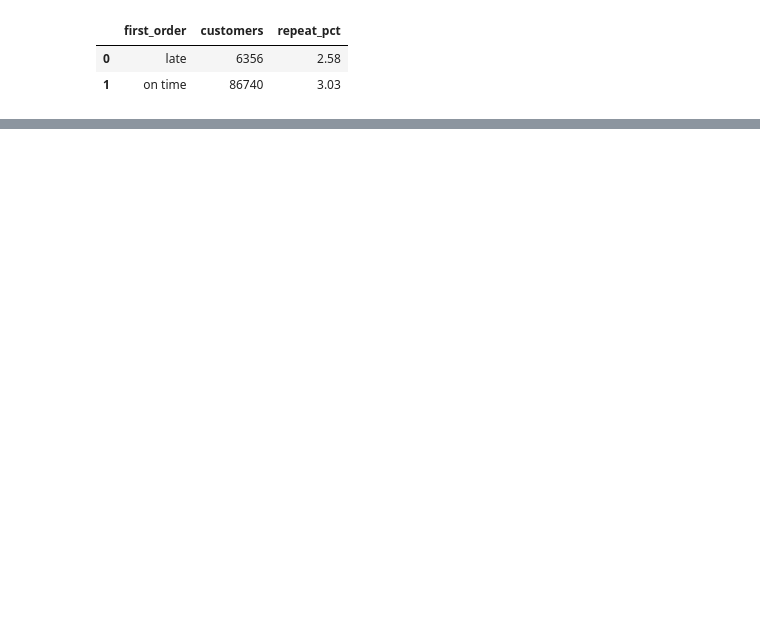
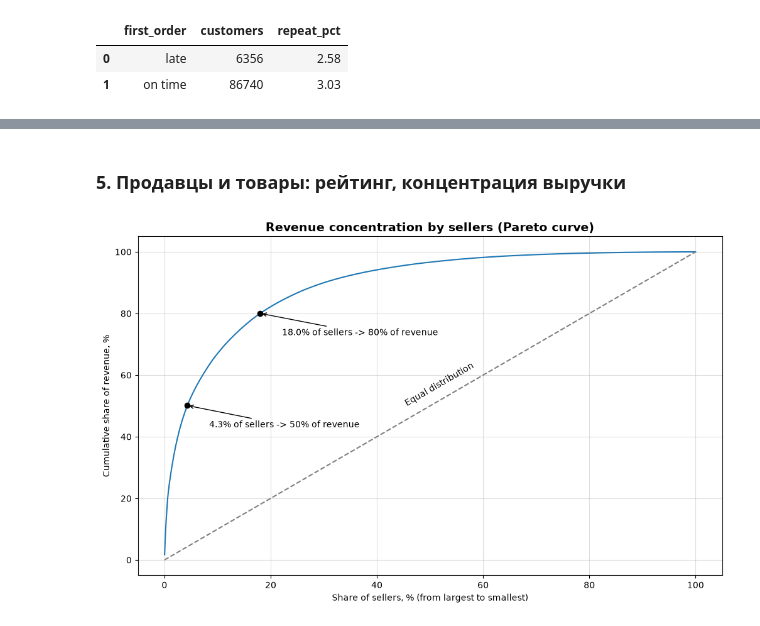
Before and after one commit to radmirmudarisov77-sketch/olist-ecommerce-sql-analysis, a Jupyter notebook: notebooks/02_eda.ipynb, the cells around one changed output, grey strips where cells are left out. Cells and saved outputs as stored; diff of their text form; code cells hidden in the pictures; blank space fills up the shorter version.

```diff
--- a/notebooks/02_eda.ipynb
+++ b/notebooks/02_eda.ipynb
@@ -98,0 +265,46 @@ first
+# %% [markdown]
+### **5. Продавцы и товары: рейтинг, концентрация выручки**
+# %%
+sellers = pd.read_sql("""
+with base as (select revenue / sum(revenue) over() * 100.0 as pct_in_total_revenue, count(*) over() as total_sellers
+from
+(select i.seller_id,
+    sum(i.price) as revenue
+from orders_delivered d join order_items i on d.order_id = i.order_id
+group by seller_id
+order by revenue desc) q)
+
+select row_number() over (order by pct_in_total_revenue desc) / total_sellers :: numeric * 100.0 as rank_pct,
+    pct_in_total_revenue,
+    sum(pct_in_total_revenue) over(order by pct_in_total_revenue desc rows between unbounded preceding and current row) as cumulative_pct,
+    total_sellers
+from base
+""", engine)
+
+plt.figure(figsize=(12,7))
+plt.grid(alpha=0.4)
+plt.plot(sellers.rank_pct, sellers.cumulative_pct)
+plt.plot([0, 100], [0, 100], color="gray", linestyle="--", label="equal distribution")
+plt.text(45, 50, 'Equal distribution', rotation=30, fontsize=10,)
+plt.xlabel("Share of sellers, % (from largest to smallest)")
+plt.ylabel("Cumulative share of revenue, %")
+plt.title("Revenue concentration by sellers (Pareto curve)", fontsize=14, weight="bold")
+
+for target in (50, 80):
+    idx = (sellers["cumulative_pct"] >= target).idxmax()
+
+    x = sellers.loc[idx, "rank_pct"]
+    y = sellers.loc[idx, "cumulative_pct"]
+
+    plt.scatter(x, y, color="black", zorder=5)
+    plt.annotate(
+        f"{x:.1f}% of sellers -> {target}% of revenue",
+        (x, y),
+        xytext=(25, -25),
+        textcoords="offset points",
+        arrowprops=dict(arrowstyle="->", color="black")
+    )
+plt.savefig("../images/sellers_pareto.png", dpi=150, bbox_inches="tight")
+plt.show()
+# %% [output]
+[figure, added]
```
Also changed, not shown: parts of 14 cells of this notebook, 13 other files.
